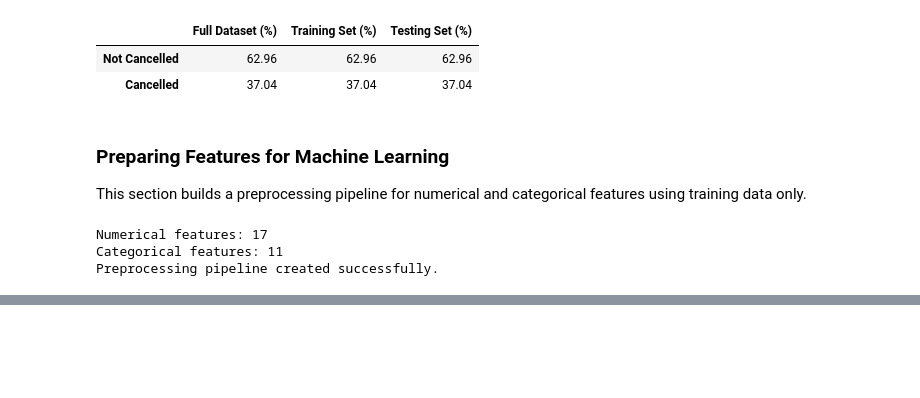
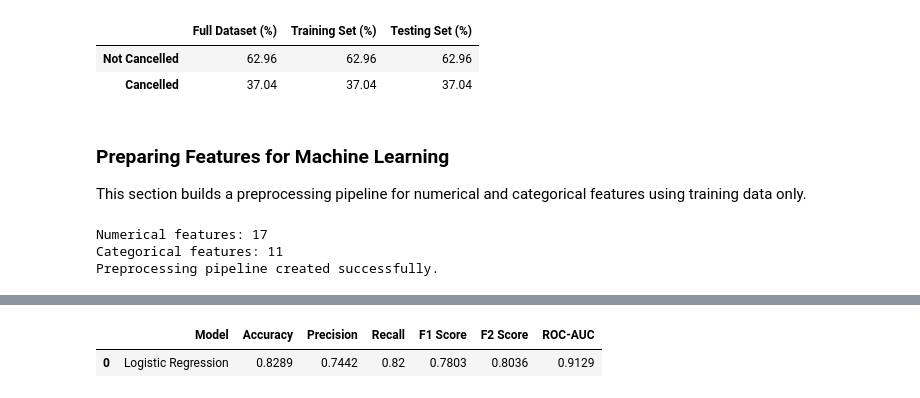
Before and after one commit to Battsengel2026124/ST_ML_C3_Hotel_Booking, a Jupyter notebook: Hotel_Booking_CA_3.ipynb, the cells around one changed output, grey strips where cells are left out. Drawn from its saved outputs; the diff is of its cells as text; code cells hidden in the pictures; blank space fills up the shorter version.

```diff
--- a/Hotel_Booking_CA_3.ipynb
+++ b/Hotel_Booking_CA_3.ipynb
@@ -994,0 +995,40 @@ This section trains a baseline classification model and evaluates its ability to
+# %%
+
+from sklearn.linear_model import LogisticRegression
+from sklearn.metrics import (
+    accuracy_score, precision_score, recall_score,
+    f1_score, fbeta_score, roc_auc_score
+)
+
+# Creating the logistic regression pipeline
+logistic_model = Pipeline([
+    ("preprocessor", preprocessor),
+    ("classifier", LogisticRegression(
+        max_iter=1000,
+        class_weight="balanced",
+        random_state=42
+    ))
+])
+
+# Training the model using the training data
+logistic_model.fit(X_train, y_train)
+
+# Predicting cancellation labels and probabilities
+y_pred_logistic = logistic_model.predict(X_test)
+y_prob_logistic = logistic_model.predict_proba(X_test)[:, 1]
+
+# Evaluating logistic regression performance
+logistic_results = {
+    "Model": "Logistic Regression",
+    "Accuracy": accuracy_score(y_test, y_pred_logistic),
+    "Precision": precision_score(y_test, y_pred_logistic),
+    "Recall": recall_score(y_test, y_pred_logistic),
+    "F1 Score": f1_score(y_test, y_pred_logistic),
+    "F2 Score": fbeta_score(y_test, y_pred_logistic, beta=2),
+    "ROC-AUC": roc_auc_score(y_test, y_prob_logistic)
+}
+
+display(pd.DataFrame([logistic_results]).round(4))
+# %% [output]
+|  | Model | Accuracy | Precision | Recall | F1 Score | F2 Score | ROC-AUC |
+| 0 | Logistic Regression | 0.8289 | 0.7442 | 0.82 | 0.7803 | 0.8036 | 0.9129 |
```
Also changed, not shown: parts of 5 cells of this notebook.
